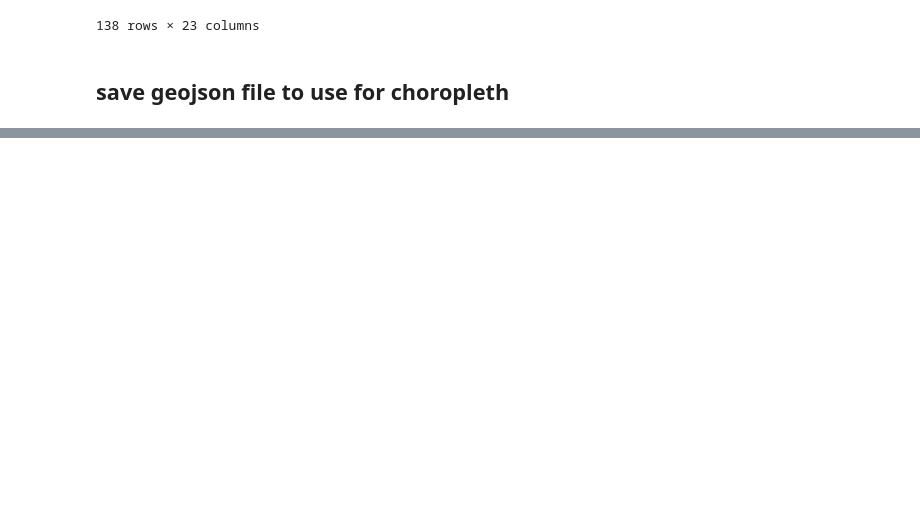
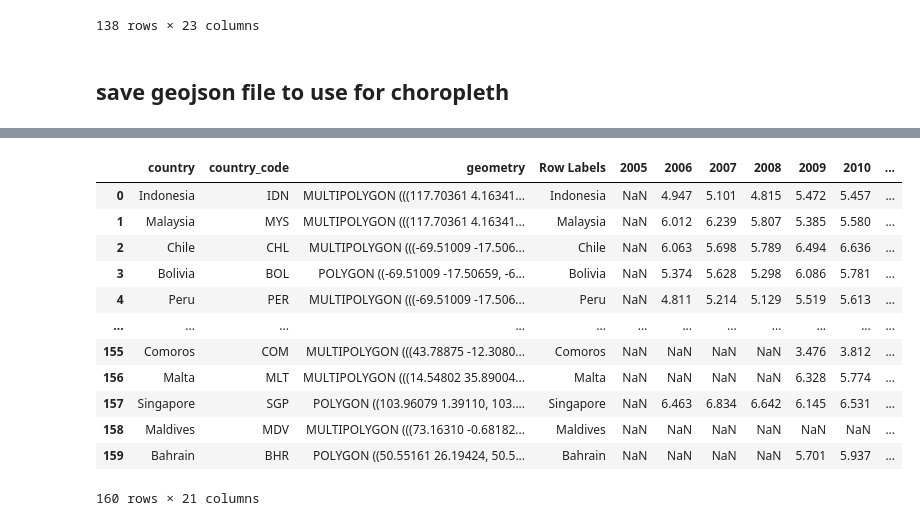
Before and after one commit to 3065923/World_Happiness_Rep, a Jupyter notebook: Jake/choro_extraction.ipynb, the cells around one changed output, grey strips where cells are left out. Drawn from its saved outputs; the diff is of its cells as text; code cells hidden in the pictures; blank space fills up the shorter version.

```diff
--- a/Jake/choro_extraction.ipynb
+++ b/Jake/choro_extraction.ipynb
@@ -210,0 +228,17 @@ with open('choro_data.geojson', 'w', encoding='utf-8') as f:
+# %%
+time_merge_df=  pd.merge(gdf, timeline_score_df, how= "inner", on= "country_code")
+time_merge_df
+# %% [output]
+|  | country | country_code | geometry | Row Labels | 2005 | 2006 | 2007 | 2008 | 2009 | 2010 | ... |
+| 0 | Indonesia | IDN | MULTIPOLYGON (((117.70361 4.16341... | Indonesia | NaN | 4.947 | 5.101 | 4.815 | 5.472 | 5.457 | ... |
+| 1 | Malaysia | MYS | MULTIPOLYGON (((117.70361 4.16341... | Malaysia | NaN | 6.012 | 6.239 | 5.807 | 5.385 | 5.580 | ... |
+| 2 | Chile | CHL | MULTIPOLYGON (((-69.51009 -17.506... | Chile | NaN | 6.063 | 5.698 | 5.789 | 6.494 | 6.636 | ... |
+| 3 | Bolivia | BOL | POLYGON ((-69.51009 -17.50659, -6... | Bolivia | NaN | 5.374 | 5.628 | 5.298 | 6.086 | 5.781 | ... |
+| 4 | Peru | PER | MULTIPOLYGON (((-69.51009 -17.506... | Peru | NaN | 4.811 | 5.214 | 5.129 | 5.519 | 5.613 | ... |
+| ... | ... | ... | ... | ... | ... | ... | ... | ... | ... | ... | ... |
+| 155 | Comoros | COM | MULTIPOLYGON (((43.78875 -12.3080... | Comoros | NaN | NaN | NaN | NaN | 3.476 | 3.812 | ... |
+| 156 | Malta | MLT | MULTIPOLYGON (((14.54802 35.89004... | Malta | NaN | NaN | NaN | NaN | 6.328 | 5.774 | ... |
+| 157 | Singapore | SGP | POLYGON ((103.96079 1.39110, 103.... | Singapore | NaN | 6.463 | 6.834 | 6.642 | 6.145 | 6.531 | ... |
+| 158 | Maldives | MDV | MULTIPOLYGON (((73.16310 -0.68182... | Maldives | NaN | NaN | NaN | NaN | NaN | NaN | ... |
+| 159 | Bahrain | BHR | POLYGON ((50.55161 26.19424, 50.5... | Bahrain | NaN | NaN | NaN | NaN | 5.701 | 5.937 | ... |
+160 rows × 21 columns
```
Also changed, not shown: parts of 5 cells of this notebook, 6 other files.
